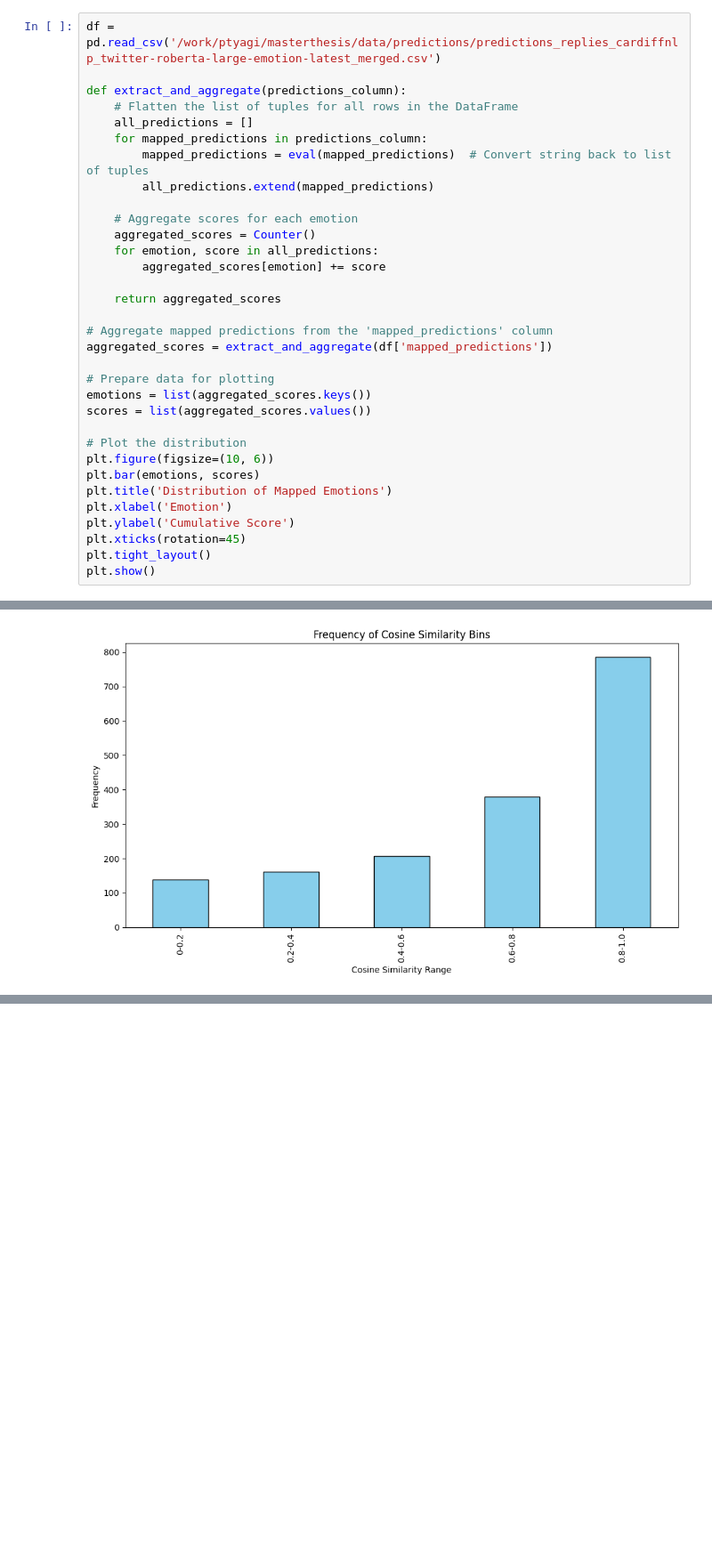
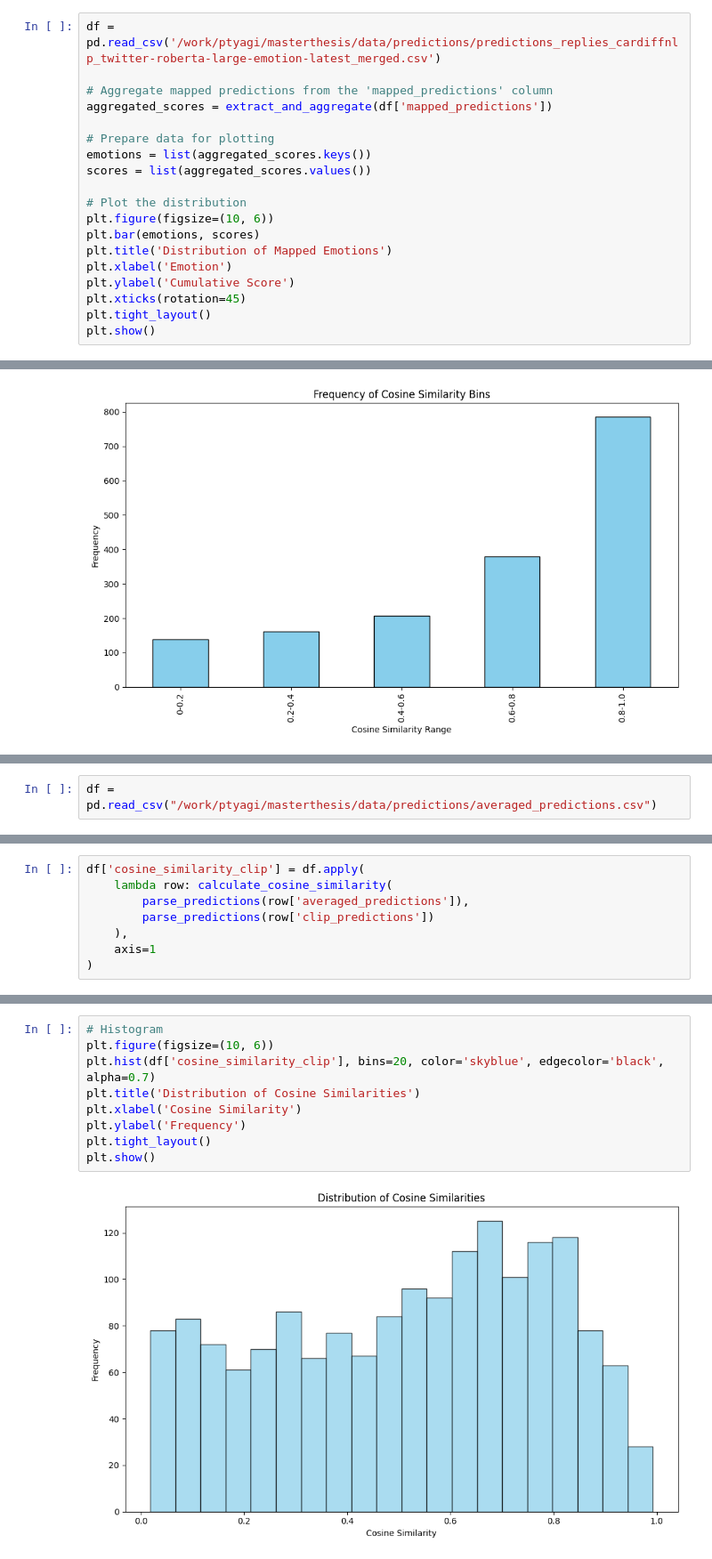
Before and after one commit to tyagiprnv/masterthesis, a Jupyter notebook: src/notebooks/experimentation.ipynb, the cells around one changed output, grey strips where cells are left out. Shown at 89% size. Drawn from its saved outputs; the diff is of its cells as text; blank space fills up the shorter version.

```diff
--- a/src/notebooks/experimentation.ipynb
+++ b/src/notebooks/experimentation.ipynb
@@ -620,19 +516,5 @@ plt.show()
 # %%
 df = pd.read_csv('/work/ptyagi/masterthesis/data/predictions/predictions_replies_cardiffnlp_twitter-roberta-large-emotion-latest_merged.csv')
-
-def extract_and_aggregate(predictions_column):
-    # Flatten the list of tuples for all rows in the DataFrame
-    all_predictions = []
-    for mapped_predictions in predictions_column:
-        mapped_predictions = eval(mapped_predictions)  # Convert string back to list of tuples
-        all_predictions.extend(mapped_predictions)
-
-    # Aggregate scores for each emotion
-    aggregated_scores = Counter()
-    for emotion, score in all_predictions:
-        aggregated_scores[emotion] += score
-
-    return aggregated_scores
 
 # Aggregate mapped predictions from the 'mapped_predictions' column
 aggregated_scores = extract_and_aggregate(df['mapped_predictions'])
@@ -853,0 +832,2 @@ plt.show()
+# %%
+df = pd.read_csv("/work/ptyagi/masterthesis/data/predictions/averaged_predictions.csv")
@@ -853,0 +843,8 @@ plt.show()
+# %%
+df['cosine_similarity_clip'] = df.apply(
+    lambda row: calculate_cosine_similarity(
+        parse_predictions(row['averaged_predictions']),
+        parse_predictions(row['clip_predictions'])
+    ),
+    axis=1
+)
@@ -853,0 +860,11 @@ plt.show()
+# %%
+# Histogram
+plt.figure(figsize=(10, 6))
+plt.hist(df['cosine_similarity_clip'], bins=20, color='skyblue', edgecolor='black', alpha=0.7)
+plt.title('Distribution of Cosine Similarities')
+plt.xlabel('Cosine Similarity')
+plt.ylabel('Frequency')
+plt.tight_layout()
+plt.show()
+# %% [output]
+[figure, added]
```
Also changed, not shown: parts of 46 cells of this notebook, 1 other file.
